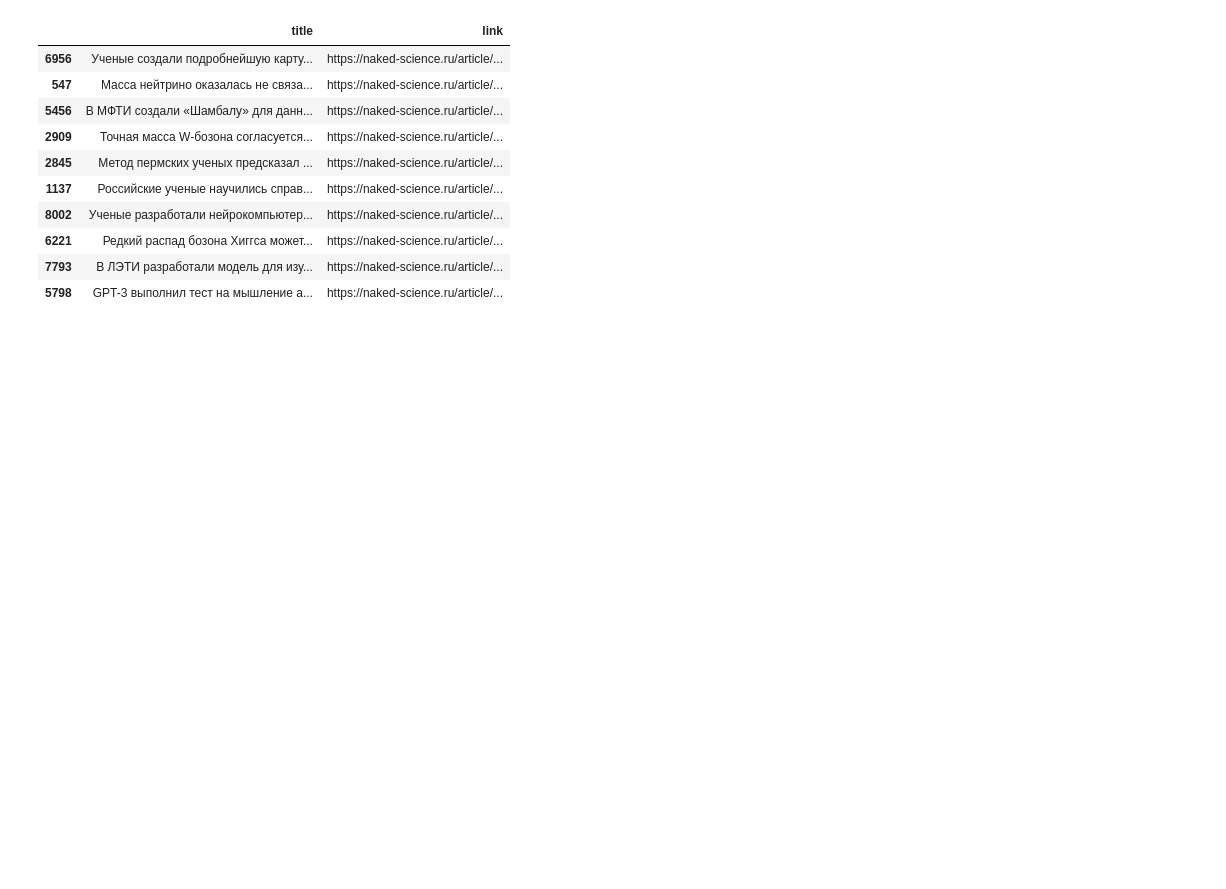
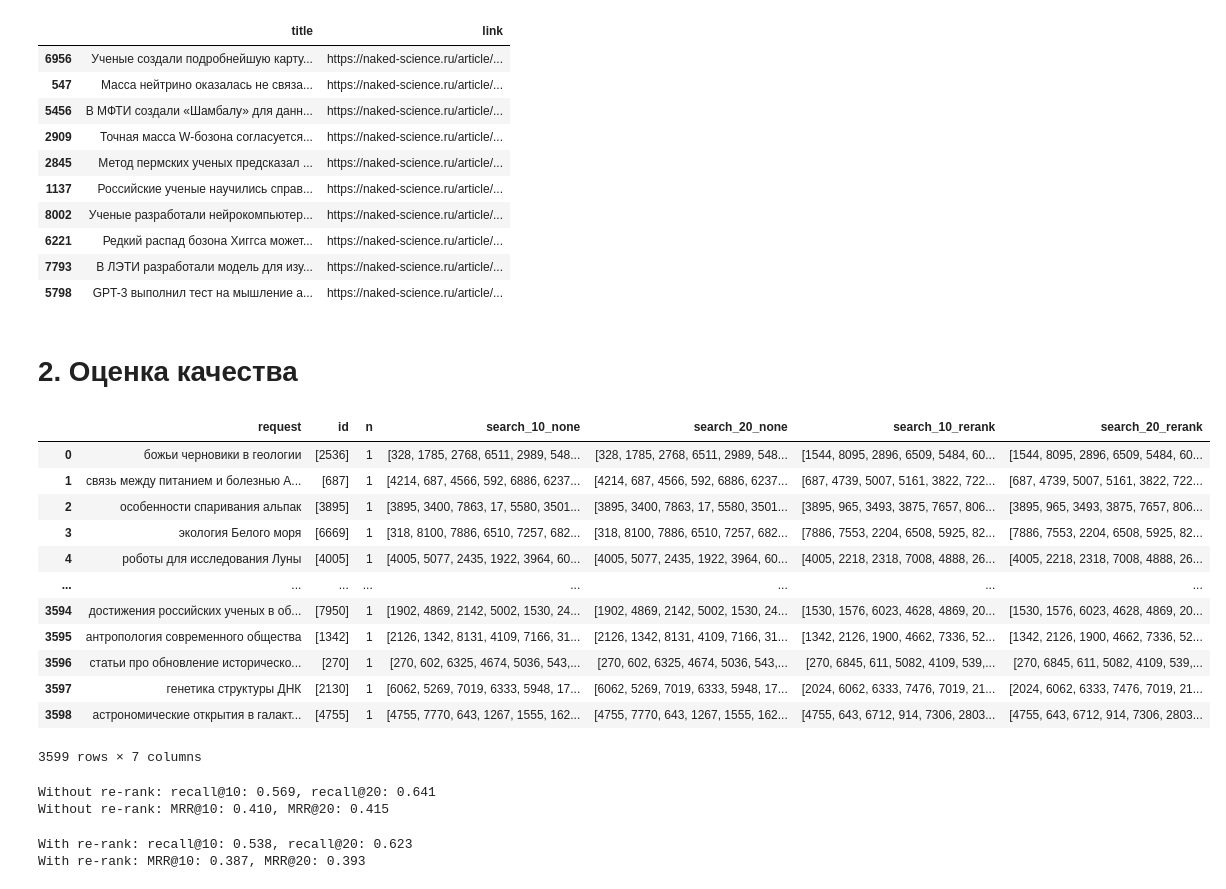
Before and after one commit to VladShajdulin/OTUS_project, a Jupyter notebook: OTUS_project.ipynb, the cells around one changed output. Drawn from its saved outputs; the diff is of its cells as text; code cells hidden in the pictures; blank space fills up the shorter version.

Commit message:
Переписал semanitc_search, чтобы он работал со списком запросов, и посчитал метрики

```diff
--- a/OTUS_project.ipynb
+++ b/OTUS_project.ipynb
@@ -113,3 +142,47 @@ df.iloc[search_result, :2]
 | 6221 | Редкий распад бозона Хиггса может... | https://naked-science.ru/article/... |
 | 7793 | В ЛЭТИ разработали модель для изу... | https://naked-science.ru/article/... |
 | 5798 | GPT-3 выполнил тест на мышление а... | https://naked-science.ru/article/... |
+# %% [markdown]
+# 2. Оценка качества
+# %%
+path = '/content/drive/MyDrive/Colab Notebooks/OTUS_project/sinthetic_reqs.csv'
+requests_df = pd.read_csv(path, index_col=0).dropna()
+requests_df['id'] = requests_df['id'].map(lambda x: json.loads(x))
+
+train_req, test_req = train_test_split(
+    requests_df,
+    test_size=0.2,
+    random_state=142,
+    shuffle=True,
+    stratify=requests_df['n']
+)
+
+query = list(test_req['request'])
+
+test_req['search_10_none'] = semantic_search(query, retriever=model, reranker=None, top_k=10)
+test_req['search_20_none'] = semantic_search(query, retriever=model, reranker=None, top_k=20)
+test_req['search_10_rerank'] = semantic_search(query, retriever=model, reranker=reranker, top_k=10)
+test_req['search_20_rerank'] = semantic_search(query, retriever=model, reranker=reranker, top_k=20)
+
+path = '/content/drive/MyDrive/Colab Notebooks/OTUS_project/req_with_search.csv'
+test_req.to_csv(path, index=False)
+# %%
+path = '/content/drive/MyDrive/Colab Notebooks/OTUS_project/req_with_search.csv'
+test_req = pd.read_csv(path)
+for col in ['id', 'search_10_none', 'search_20_none', 'search_10_rerank', 'search_20_rerank']:
+  test_req[col] = test_req[col].map(lambda x: json.loads(x))
+test_req
+# %% [output]
+|  | request | id | n | search_10_none | search_20_none | search_10_rerank | search_20_rerank |
+| 0 | божьи черновики в геологии | [2536] | 1 | [328, 1785, 2768, 6511, 2989, 548... | [328, 1785, 2768, 6511, 2989, 548... | [1544, 8095, 2896, 6509, 5484, 60... | [1544, 8095, 2896, 6509, 5484, 60... |
+| 1 | связь между питанием и болезнью А... | [687] | 1 | [4214, 687, 4566, 592, 6886, 6237... | [4214, 687, 4566, 592, 6886, 6237... | [687, 4739, 5007, 5161, 3822, 722... | [687, 4739, 5007, 5161, 3822, 722... |
+| 2 | особенности спаривания альпак | [3895] | 1 | [3895, 3400, 7863, 17, 5580, 3501... | [3895, 3400, 7863, 17, 5580, 3501... | [3895, 965, 3493, 3875, 7657, 806... | [3895, 965, 3493, 3875, 7657, 806... |
+| 3 | экология Белого моря | [6669] | 1 | [318, 8100, 7886, 6510, 7257, 682... | [318, 8100, 7886, 6510, 7257, 682... | [7886, 7553, 2204, 6508, 5925, 82... | [7886, 7553, 2204, 6508, 5925, 82... |
+| 4 | роботы для исследования Луны | [4005] | 1 | [4005, 5077, 2435, 1922, 3964, 60... | [4005, 5077, 2435, 1922, 3964, 60... | [4005, 2218, 2318, 7008, 4888, 26... | [4005, 2218, 2318, 7008, 4888, 26... |
+| ... | ... | ... | ... | ... | ... | ... | ... |
+| 3594 | достижения российских ученых в об... | [7950] | 1 | [1902, 4869, 2142, 5002, 1530, 24... | [1902, 4869, 2142, 5002, 1530, 24... | [1530, 1576, 6023, 4628, 4869, 20... | [1530, 1576, 6023, 4628, 4869, 20... |
+| 3595 | антропология современного общества | [1342] | 1 | [2126, 1342, 8131, 4109, 7166, 31... | [2126, 1342, 8131, 4109, 7166, 31... | [1342, 2126, 1900, 4662, 7336, 52... | [1342, 2126, 1900, 4662, 7336, 52... |
+| 3596 | статьи про обновление историческо... | [270] | 1 | [270, 602, 6325, 4674, 5036, 543,... | [270, 602, 6325, 4674, 5036, 543,... | [270, 6845, 611, 5082, 4109, 539,... | [270, 6845, 611, 5082, 4109, 539,... |
+| 3597 | генетика структуры ДНК | [2130] | 1 | [6062, 5269, 7019, 6333, 5948, 17... | [6062, 5269, 7019, 6333, 5948, 17... | [2024, 6062, 6333, 7476, 7019, 21... | [2024, 6062, 6333, 7476, 7019, 21... |
+| 3598 | астрономические открытия в галакт... | [4755] | 1 | [4755, 7770, 643, 1267, 1555, 162... | [4755, 7770, 643, 1267, 1555, 162... | [4755, 643, 6712, 914, 7306, 2803... | [4755, 643, 6712, 914, 7306, 2803... |
+3599 rows × 7 columns
@@ -115,0 +200,24 @@ df.iloc[search_result, :2]
+# %%
+s = 'none'
+recall10 = test_req.apply(lambda row: recall(row[f'search_10_{s}'], row['id']), axis=1)
+recall20 = test_req.apply(lambda row: recall(row[f'search_20_{s}'], row['id']), axis=1)
+mrr10 = test_req.apply(lambda row: mrr(row[f'search_10_{s}'], row['id']), axis=1)
+mrr20 = test_req.apply(lambda row: mrr(row[f'search_20_{s}'], row['id']), axis=1)
+
+print(f'Without re-rank: recall@10: {recall10.mean():.3f}, recall@20: {recall20.mean():.3f}')
+print(f'Without re-rank: MRR@10: {mrr10.mean():.3f}, MRR@20: {mrr20.mean():.3f}')
+# %% [output]
+Without re-rank: recall@10: 0.569, recall@20: 0.641
+Without re-rank: MRR@10: 0.410, MRR@20: 0.415
+# %%
+s = 'rerank'
+recall10 = test_req.apply(lambda row: recall(row[f'search_10_{s}'], row['id']), axis=1)
+recall20 = test_req.apply(lambda row: recall(row[f'search_20_{s}'], row['id']), axis=1)
+mrr10 = test_req.apply(lambda row: mrr(row[f'search_10_{s}'], row['id']), axis=1)
+mrr20 = test_req.apply(lambda row: mrr(row[f'search_20_{s}'], row['id']), axis=1)
+
+print(f'With re-rank: recall@10: {recall10.mean():.3f}, recall@20: {recall20.mean():.3f}')
+print(f'With re-rank: MRR@10: {mrr10.mean():.3f}, MRR@20: {mrr20.mean():.3f}')
+# %% [output]
+With re-rank: recall@10: 0.538, recall@20: 0.623
+With re-rank: MRR@10: 0.387, MRR@20: 0.393
```
Also changed, not shown: parts of 9 cells of this notebook, 1 other file.
